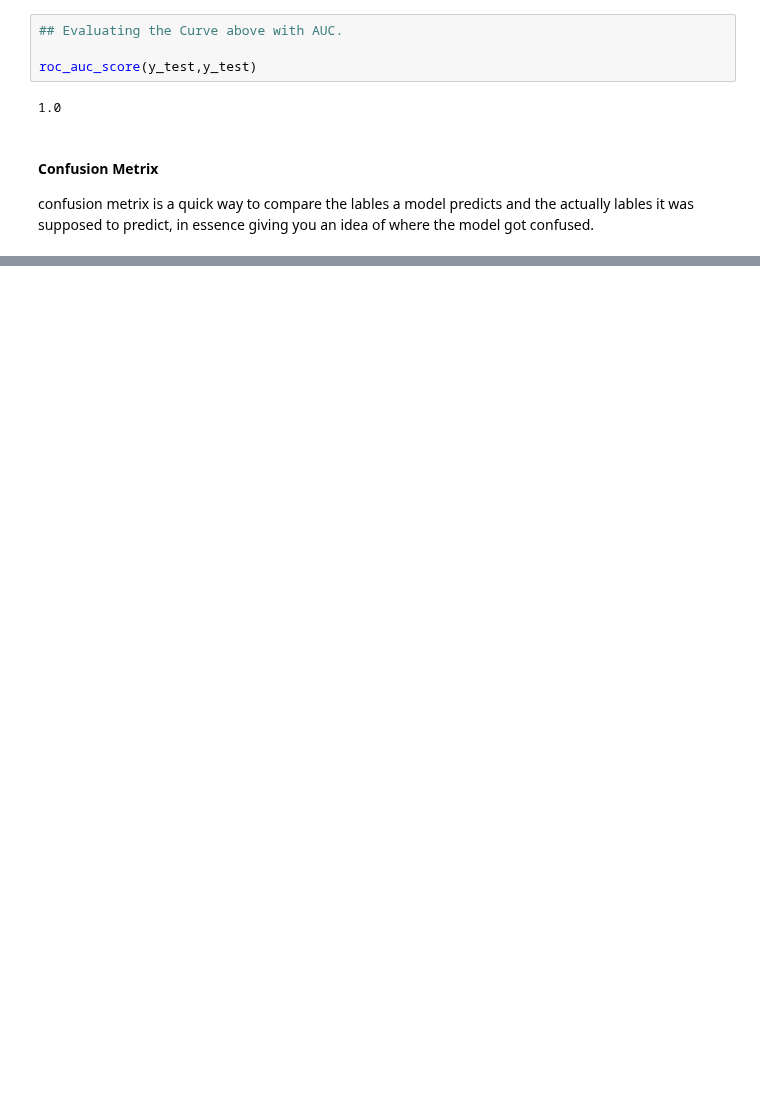
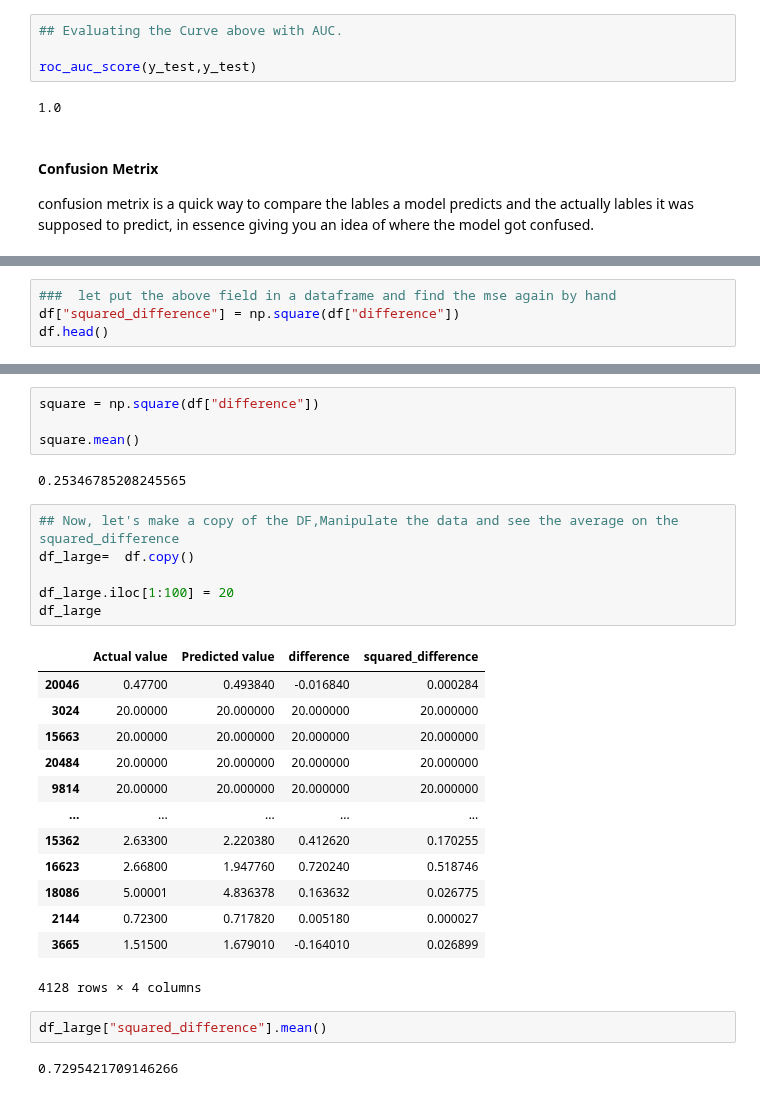
Before and after one commit to sheddyranking/Machine-Leanring-Data-Science-Bootcamp.-2022, a Jupyter notebook: Sci-kit-learn.ipynb, the cells around one changed output, grey strips where cells are left out. Cells and saved outputs as stored; diff of their text form; blank space fills up the shorter version.

```diff
--- a/Sci-kit-learn.ipynb
+++ b/Sci-kit-learn.ipynb
@@ -1553,0 +1566,4 @@ np.abs(df["difference"]).mean()
+# %%
+###  let put the above field in a dataframe and find the mse again by hand
+df["squared_difference"] = np.square(df["difference"])
+df.head()
@@ -1553,0 +1577,30 @@ np.abs(df["difference"]).mean()
+# %%
+square = np.square(df["difference"])
+
+square.mean()
+# %% [output]
+0.25346785208245565
+# %%
+## Now, let's make a copy of the DF,Manipulate the data and see the average on the squared_difference
+df_large=  df.copy()
+
+df_large.iloc[1:100] = 20
+df_large
+# %% [output]
+|  | Actual value | Predicted value | difference | squared_difference |
+| 20046 | 0.47700 | 0.493840 | -0.016840 | 0.000284 |
+| 3024 | 20.00000 | 20.000000 | 20.000000 | 20.000000 |
+| 15663 | 20.00000 | 20.000000 | 20.000000 | 20.000000 |
+| 20484 | 20.00000 | 20.000000 | 20.000000 | 20.000000 |
+| 9814 | 20.00000 | 20.000000 | 20.000000 | 20.000000 |
+| ... | ... | ... | ... | ... |
+| 15362 | 2.63300 | 2.220380 | 0.412620 | 0.170255 |
+| 16623 | 2.66800 | 1.947760 | 0.720240 | 0.518746 |
+| 18086 | 5.00001 | 4.836378 | 0.163632 | 0.026775 |
+| 2144 | 0.72300 | 0.717820 | 0.005180 | 0.000027 |
+| 3665 | 1.51500 | 1.679010 | -0.164010 | 0.026899 |
+4128 rows × 4 columns
+# %%
+df_large["squared_difference"].mean()
+# %% [output]
+0.7295421709146266
```
Also changed, not shown: parts of 74 cells of this notebook.
